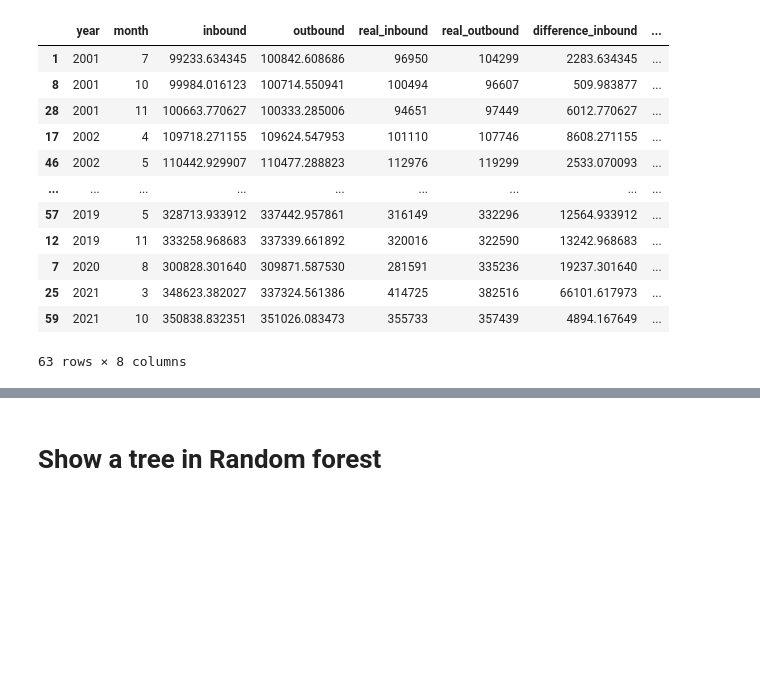
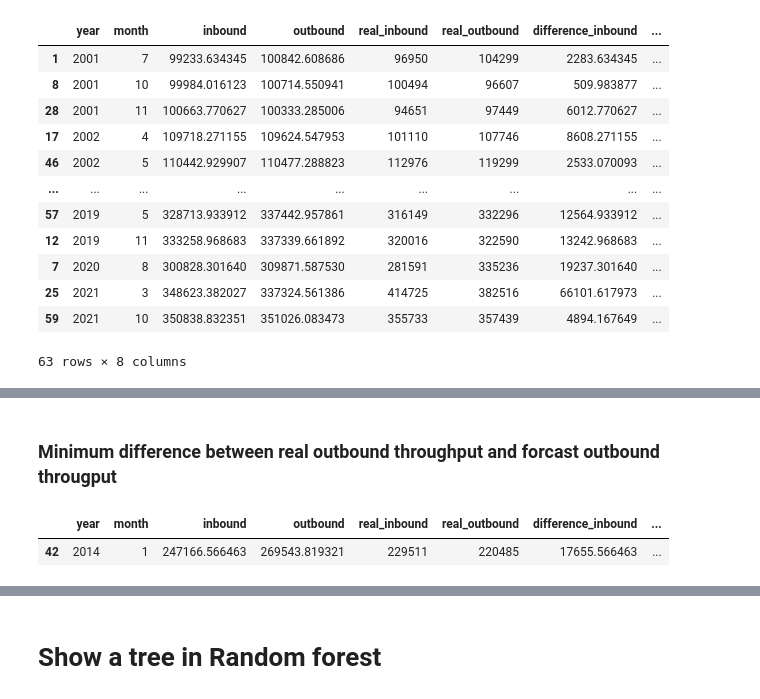
Before and after one commit to n-pitabread/container_forcast, a Jupyter notebook: container-throughput-forcast.ipynb, the cells around one changed output, grey strips where cells are left out. Saved outputs shown, nothing was run; the diff lists cells and outputs as text; code cells hidden in the pictures; blank space fills up the shorter version.

```diff
--- a/container-throughput-forcast.ipynb
+++ b/container-throughput-forcast.ipynb
@@ -275,0 +300,7 @@ prediction_df
+# %% [markdown]
+### Minimum difference between real outbound throughput and forcast outbound througput
+# %%
+prediction_df.loc[prediction_df['difference_outbound'] == prediction_df['difference_outbound'].max()]
+# %% [output]
+|  | year | month | inbound | outbound | real_inbound | real_outbound | difference_inbound | ... |
+| 42 | 2014 | 1 | 247166.566463 | 269543.819321 | 229511 | 220485 | 17655.566463 | ... |
```
Also changed, not shown: parts of 14 cells of this notebook.
